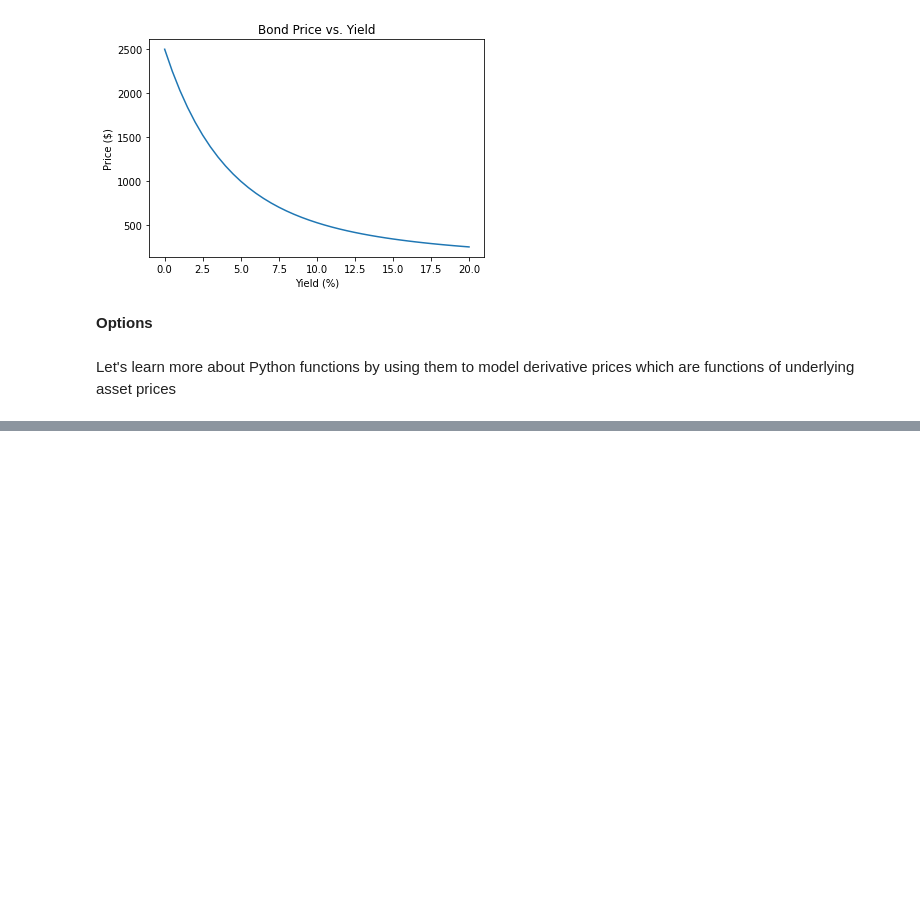
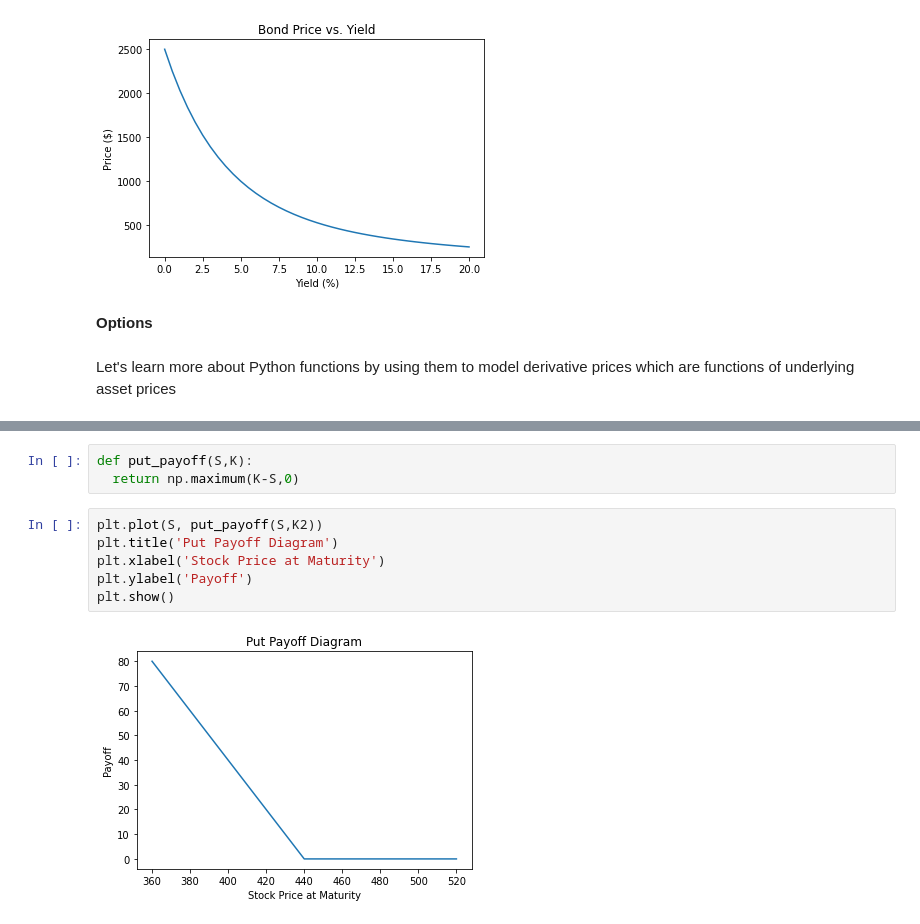
Before and after one commit to thefinancetutor/python-tutorial-colab, a Jupyter notebook: Lecture_01.ipynb, the cells around one changed output, grey strips where cells are left out. Cells and saved outputs as stored; diff of their text form; blank space fills up the shorter version.

```diff
--- a/Lecture_01.ipynb
+++ b/Lecture_01.ipynb
@@ -167,0 +213,11 @@ Let's learn more about Python functions by using them to model derivative prices
+# %%
+def put_payoff(S,K):
+  return np.maximum(K-S,0)
+# %%
+plt.plot(S, put_payoff(S,K2))
+plt.title('Put Payoff Diagram')
+plt.xlabel('Stock Price at Maturity')
+plt.ylabel('Payoff')
+plt.show()
+# %% [output]
+[figure, added]
```
Also changed, not shown: parts of 13 cells of this notebook.
